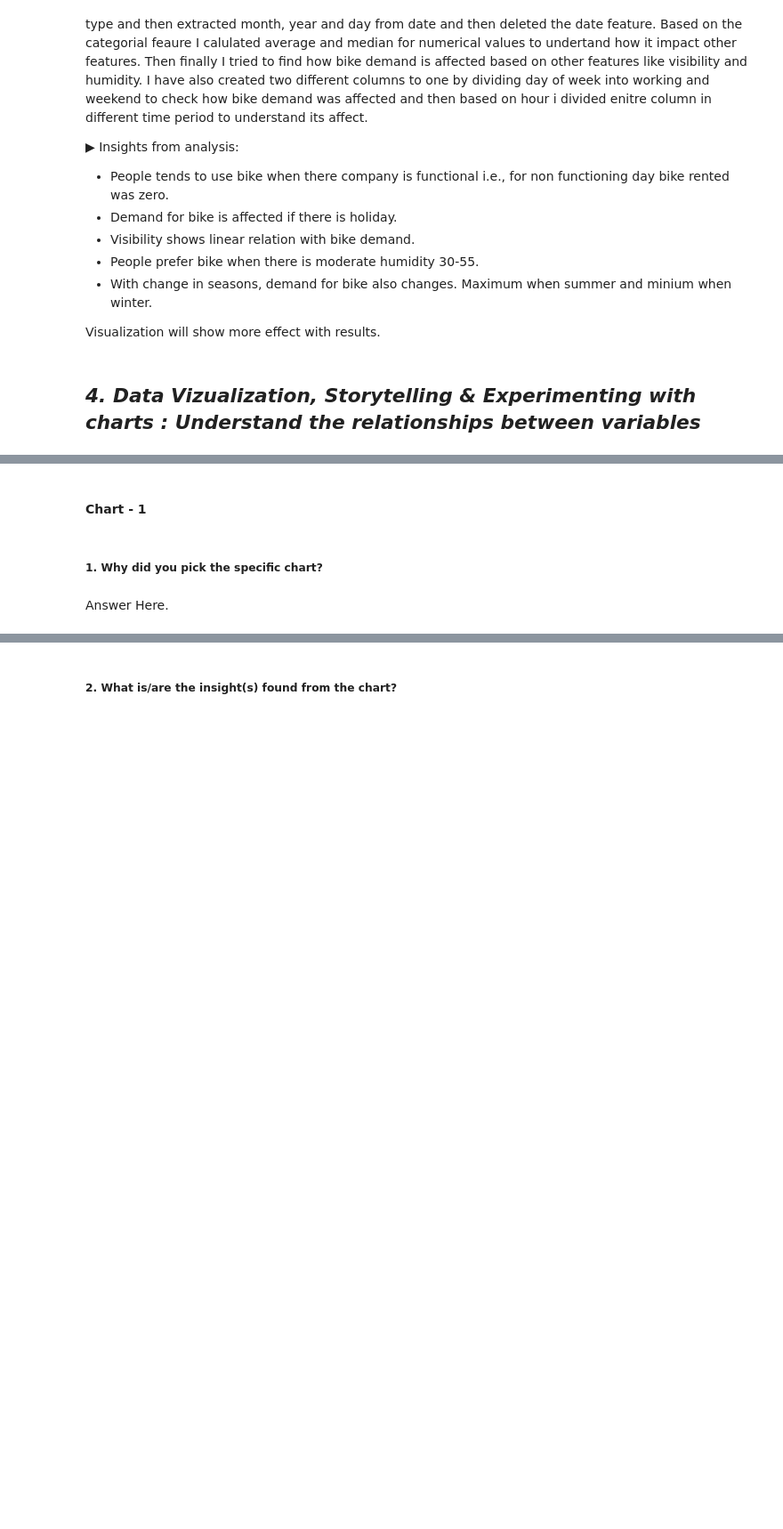
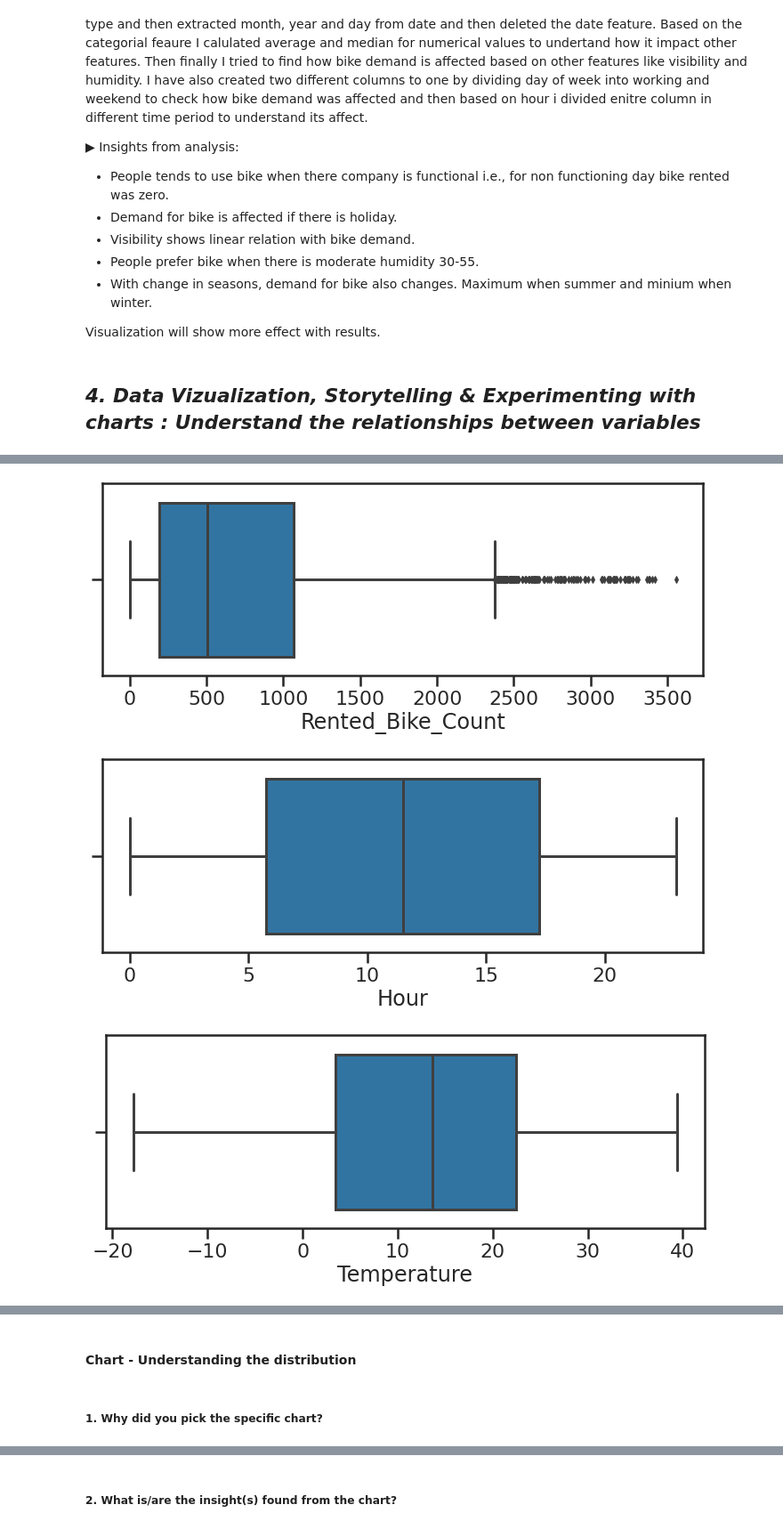
Before and after one commit to abhinav4201/Regression-Bike-Sharing-Demand-Prediction, a Jupyter notebook: Supervised_Regression_Bike_Demand_Prediction_Capstone_2.ipynb, the cells around one changed output, grey strips where cells are left out. Shown: that part at 89% size. Saved outputs shown, nothing was run; the diff lists cells and outputs as text; code cells hidden in the pictures; blank space fills up the shorter version.

```diff
--- a/Supervised_Regression_Bike_Demand_Prediction_Capstone_2.ipynb
+++ b/Supervised_Regression_Bike_Demand_Prediction_Capstone_2.ipynb
@@ -605,0 +625,13 @@ Visualization will show more effect with results.
+# %%
+#checking outliers using box plot
+def box_plot(df,feature):
+  for i,col in enumerate(feature.columns) :
+    plt.figure(figsize = (20,25))
+    if df[col].dtypes == 'object':
+      plt.subplot(4,2,i+1);
+      sns.boxplot(x=df[col],y=df["Rented_Bike_Count"]);
+      plt.xticks(fontsize = 18, rotation = 90);
+    else:
+      plt.subplot(6,2,i+1);
+      sns.boxplot(df[col]);
+    plt.tight_layout();
@@ -605,0 +661,7 @@ Visualization will show more effect with results.
+# %%
+#using box plot function checking outliers in numerical features
+box_plot(df, num_feature)
+# %% [output]
+[figure, added]
+[figure, added]
+[figure, added]
@@ -606,2 +676,2 @@ Visualization will show more effect with results.
 # %% [markdown]
-#### Chart - 1
+#### Chart - Understanding the distribution
@@ -610,4 +678,2 @@ Visualization will show more effect with results.
 # %% [markdown]
 ##### 1. Why did you pick the specific chart?
-# %% [markdown]
-Answer Here.
```
Also changed, not shown: parts of 25 cells of this notebook.
